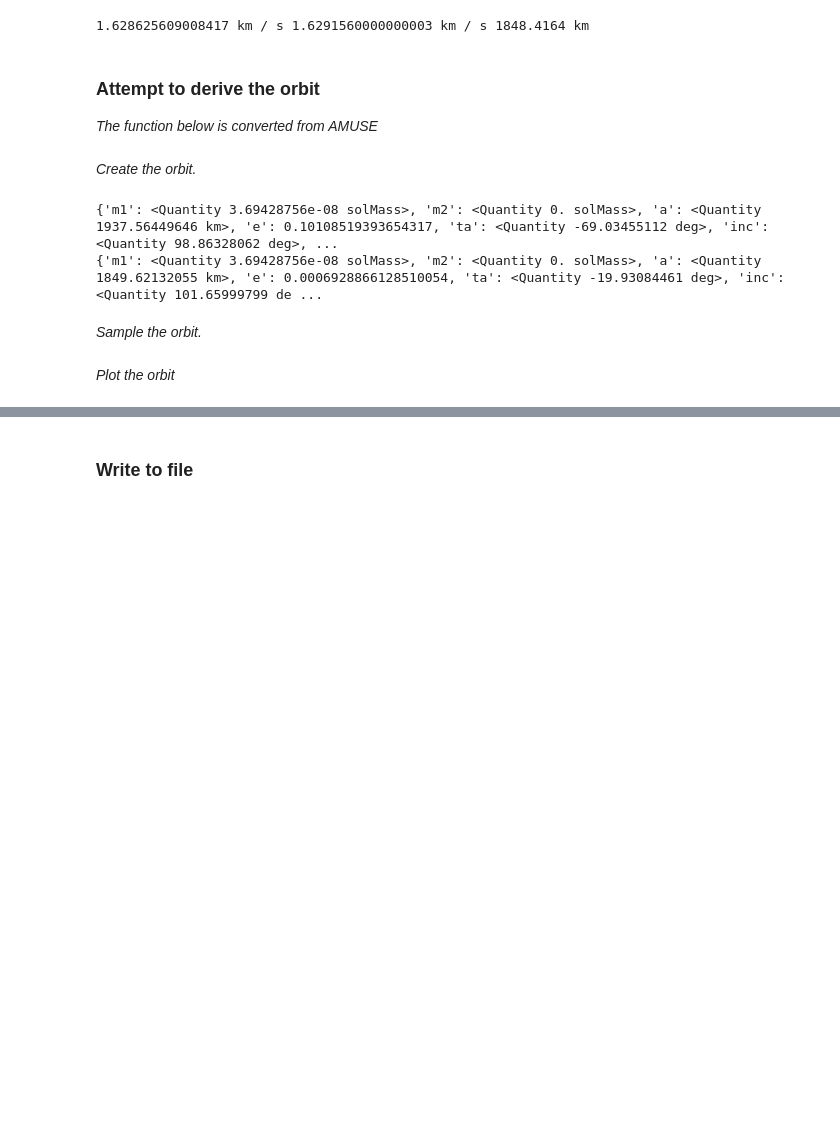
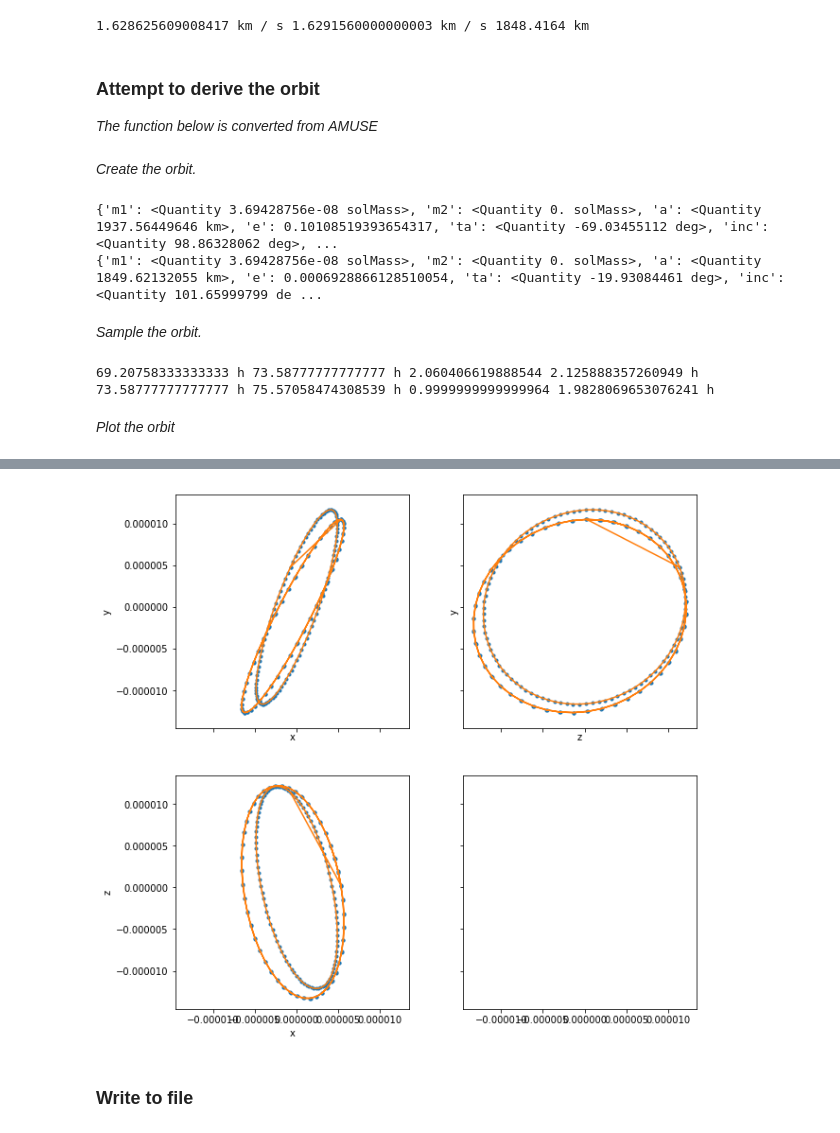
Before and after one commit to ageller/Apollo8Orbit, a Jupyter notebook: MoonOrbit.ipynb, the cells around one changed output, grey strips where cells are left out. Cells and saved outputs as stored; diff of their text form; code cells hidden in the pictures; blank space fills up the shorter version.

Commit message:
modified orbit calc, added times to raw file

```diff
--- a/MoonOrbit.ipynb
+++ b/MoonOrbit.ipynb
@@ -220,10 +220,12 @@ def orbital_elements_from_binary(m1, m2, coord1, coord2, lunit=units.km, tunit=u
             "lan":long_asc_node*units.degree,
             "ap":arg_per*units.degree}
 # %%
-def createOrbit(orbit, tperi, tnow, Ntheta = 10.):
-    period = ((4.*np.pi**2./(constants.G*(orbit['m1'] + orbit['m2'])))*orbit['a']**3.)**0.5
-    tdiff = tnow - tperi
-    phase = (tdiff % period)/period
+def createOrbit(orbit, tperi, tnow, tend=None, Ntimes = 10.):
+    period = (((4.*np.pi**2./(constants.G*(orbit['m1'] + orbit['m2'])))*orbit['a']**3.)**0.5).decompose().to(units.hr)
+    if (tend == None):
+        tend = tnow + period
+    times = np.linspace(tnow, tend, Ntimes)
+    print(tnow, tend, (tend-tnow)/period, period)
 
     b = np.array([-1.*orbit['inc'].to(units.radian).value,
                   orbit['lan'].to(units.radian).value,
@@ -240,20 +242,19 @@ def createOrbit(orbit, tperi, tnow, Ntheta = 10.):
     Q.append(s[2]*s[1] - c[2]*c[0]*c[1])
     Q.append(-1.*s[0]*c[2])
 
-    theta = np.linspace(0, 2.*np.pi, Ntheta)
-    dTheta = theta[1] - theta[0]
     geometry = []
-    for i, th in enumerate(theta):
-        E = (i*dTheta + 2.*phase*np.pi) % (2.*np.pi) * units.radian
-        pos = []
+    for t in times:
+
+        tdiff = t - tperi
+        phase = (tdiff % period)/period
+        E = (2.*np.pi*phase) * units.radian
+        pos = [] #x,y,z,t
         for j in range(3):
             pos.append(orbit['a']*( (np.cos(E) - orbit['e'])*P[j] +\
                        (1.0 - orbit['e']**2.)**0.5*np.sin(E)*Q[j]))
-
+        pos.append(t)
         geometry.append(pos);
 
-
-
     return geometry
 # %% [markdown]
 *Create the orbit.*
@@ -273,8 +274,9 @@ print(orbit2)
 #not sure what to use here...
 tperi = 0*units.s
 tnow = 0*units.s
-geo1 = createOrbit(orbit1, coord.iloc[1]['t'], coord.iloc[1]['t'], Ntheta = 100.)
-geo2 = createOrbit(orbit2, coord.iloc[3]['t'], coord.iloc[3]['t'], Ntheta = 100.)
+geo1 = createOrbit(orbit1, coord.iloc[1]['t'], coord.iloc[1]['t'], tend=coord.iloc[3]['t'], Ntimes = 100.)
+geo2 = createOrbit(orbit2, coord.iloc[1]['t'], coord.iloc[3]['t'], Ntimes = 100.)
+t = []
 x = []
 y = []
 z = []
@@ -285,29 +287,39 @@ for xx in geo1:
     x.append(xx[0].to(units.AU).value)
     y.append(xx[1].to(units.AU).value)
     z.append(xx[2].to(units.AU).value)
+    t.append(xx[3].to(units.hour).value)
 for xx in geo2:
     x.append(xx[0].to(units.AU).value)
     y.append(xx[1].to(units.AU).value)
     z.append(xx[2].to(units.AU).value)
+    t.append(xx[3].to(units.hour).value)
+
 x = np.array(x)
 y = np.array(y)
 z = np.array(z)
+t = np.array(t)
 r = (x**2. + y**2. + z**2.)**0.5
 lat = np.arccos(z/r)*180./np.pi
 lon = np.arctan2(y,x)*180./np.pi
 alt = (r*units.AU - moonRadius).to(units.km).value
+# %% [output]
+69.20758333333333 h 73.58777777777777 h 2.060406619888544 2.125888357260949 h
+73.58777777777777 h 75.57058474308539 h 0.9999999999999964 1.9828069653076241 h
 # %% [markdown]
 *Plot the orbit*
 # %%
 f,ax= plt.subplots(2,2, figsize=(10,10), sharex = True, sharey=True)
+ax[0][0].plot(x,y,'.')
 ax[0][0].plot(x,y)
 ax[0][0].set_xlabel('x')
 ax[0][0].set_ylabel('y')
 
+ax[1][0].plot(x,z,'.')
 ax[1][0].plot(x,z)
 ax[1][0].set_xlabel('x')
 ax[1][0].set_ylabel('z')
 
+ax[0][1].plot(z,y,'.')
 ax[0][1].plot(z,y)
 ax[0][1].set_xlabel('z')
 ax[0][1].set_ylabel('y')
@@ -321,3 +331,4 @@ for a in ax.flatten():
+[figure, added]
 # %% [markdown]
 ### Write to file
 # %%
```
Also changed, not shown: parts of 2 cells of this notebook, 1 other file.
